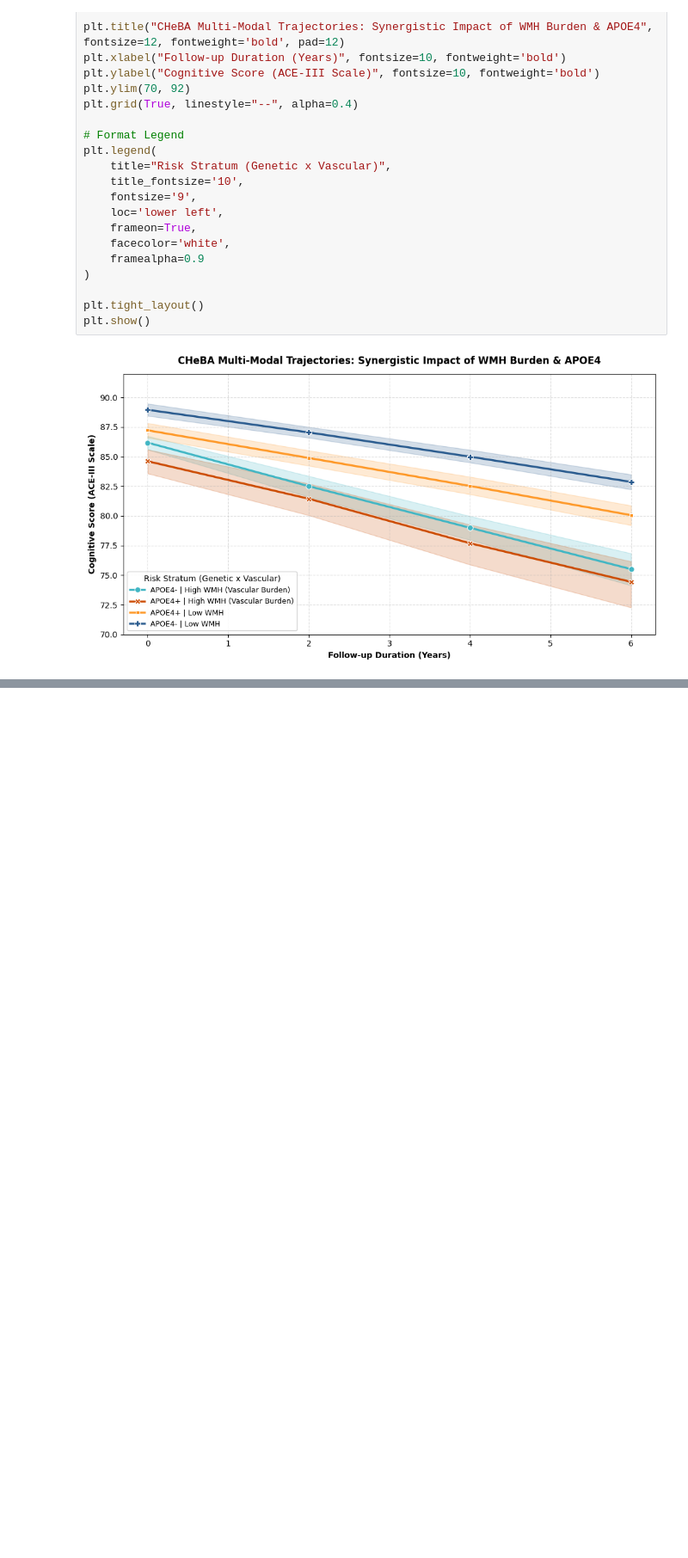
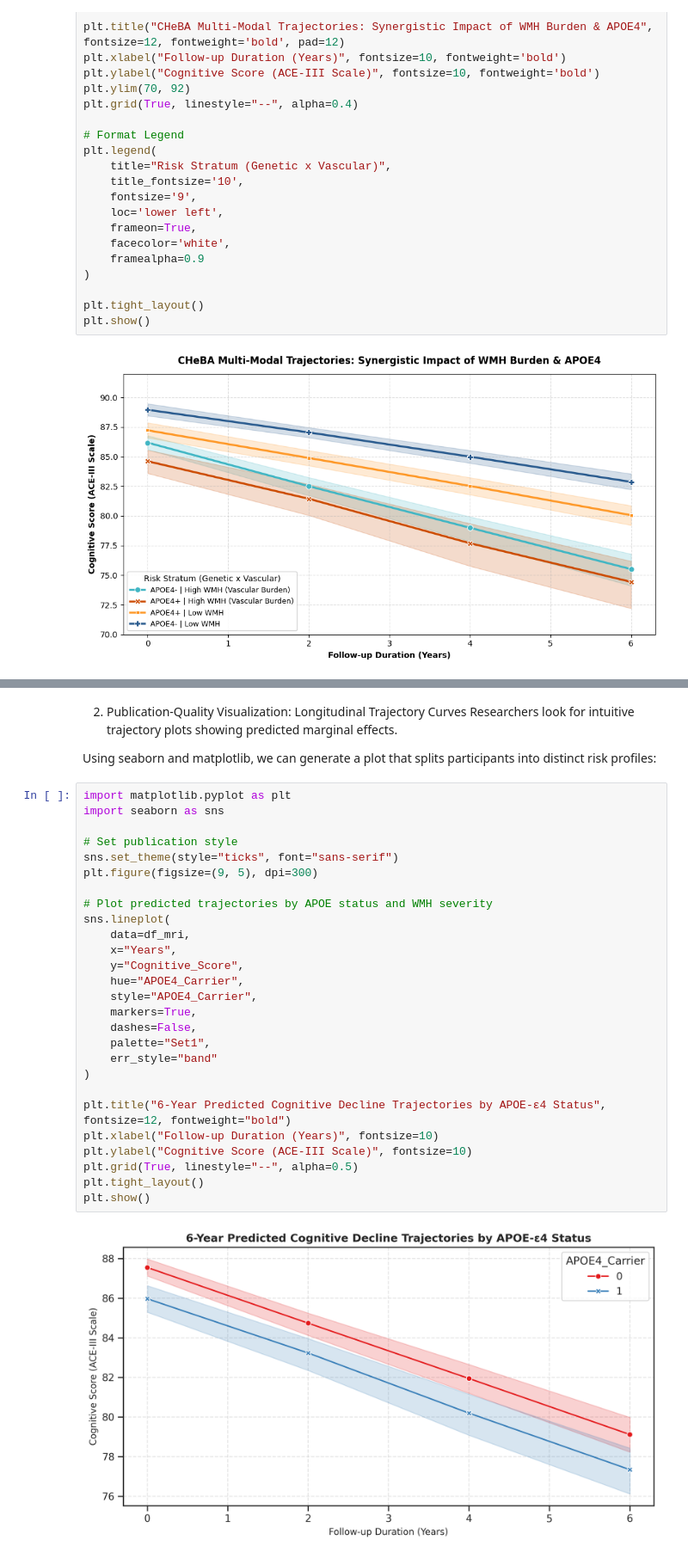
Before and after one commit to saradindu-chaudhuri/Longitudinal_Trajectory_Cognitive_Risk, a Jupyter notebook: Cohort_Generation_&_Baseline_Cox_Model.ipynb, the cells around one changed output, grey strips where cells are left out. Shown at 86% size. Saved outputs shown, nothing was run; the diff lists cells and outputs as text; blank space fills up the shorter version.

```diff
--- a/Cohort_Generation_&_Baseline_Cox_Model.ipynb
+++ b/Cohort_Generation_&_Baseline_Cox_Model.ipynb
@@ -381,0 +412,34 @@ Group Var             1.855    0.181
+# %% [markdown]
+2. Publication-Quality Visualization: Longitudinal Trajectory Curves
+Researchers look for intuitive trajectory plots showing predicted marginal effects.
+
+Using seaborn and matplotlib, we can generate a plot that splits participants into distinct risk profiles:
+# %%
+import matplotlib.pyplot as plt
+import seaborn as sns
+
+# Set publication style
+sns.set_theme(style="ticks", font="sans-serif")
+plt.figure(figsize=(9, 5), dpi=300)
+
+# Plot predicted trajectories by APOE status and WMH severity
+sns.lineplot(
+    data=df_mri,
+    x="Years",
+    y="Cognitive_Score",
+    hue="APOE4_Carrier",
+    style="APOE4_Carrier",
+    markers=True,
+    dashes=False,
+    palette="Set1",
+    err_style="band"
+)
+
+plt.title("6-Year Predicted Cognitive Decline Trajectories by APOE-ε4 Status", fontsize=12, fontweight="bold")
+plt.xlabel("Follow-up Duration (Years)", fontsize=10)
+plt.ylabel("Cognitive Score (ACE-III Scale)", fontsize=10)
+plt.grid(True, linestyle="--", alpha=0.5)
+plt.tight_layout()
+plt.show()
+# %% [output]
+[figure, added]
```
Also changed, not shown: parts of 7 cells of this notebook.
